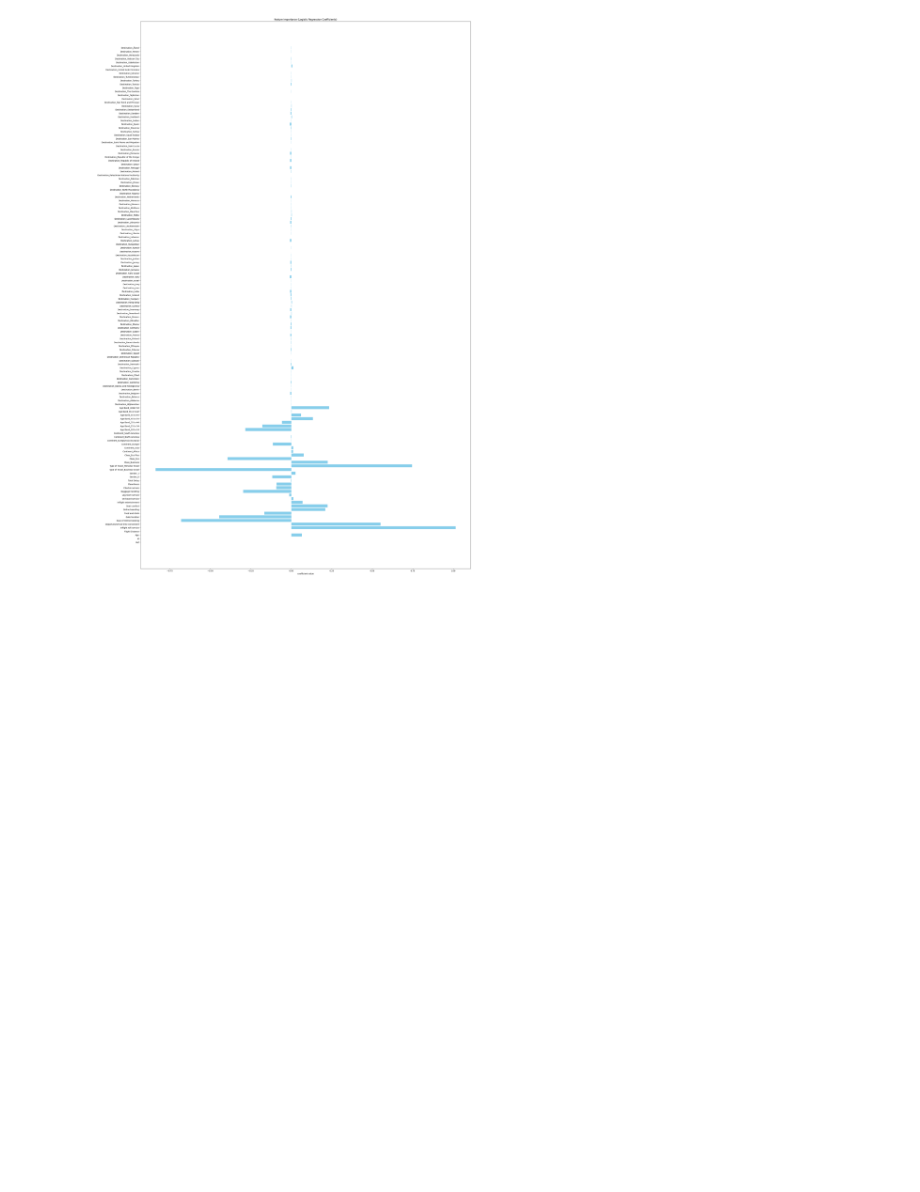
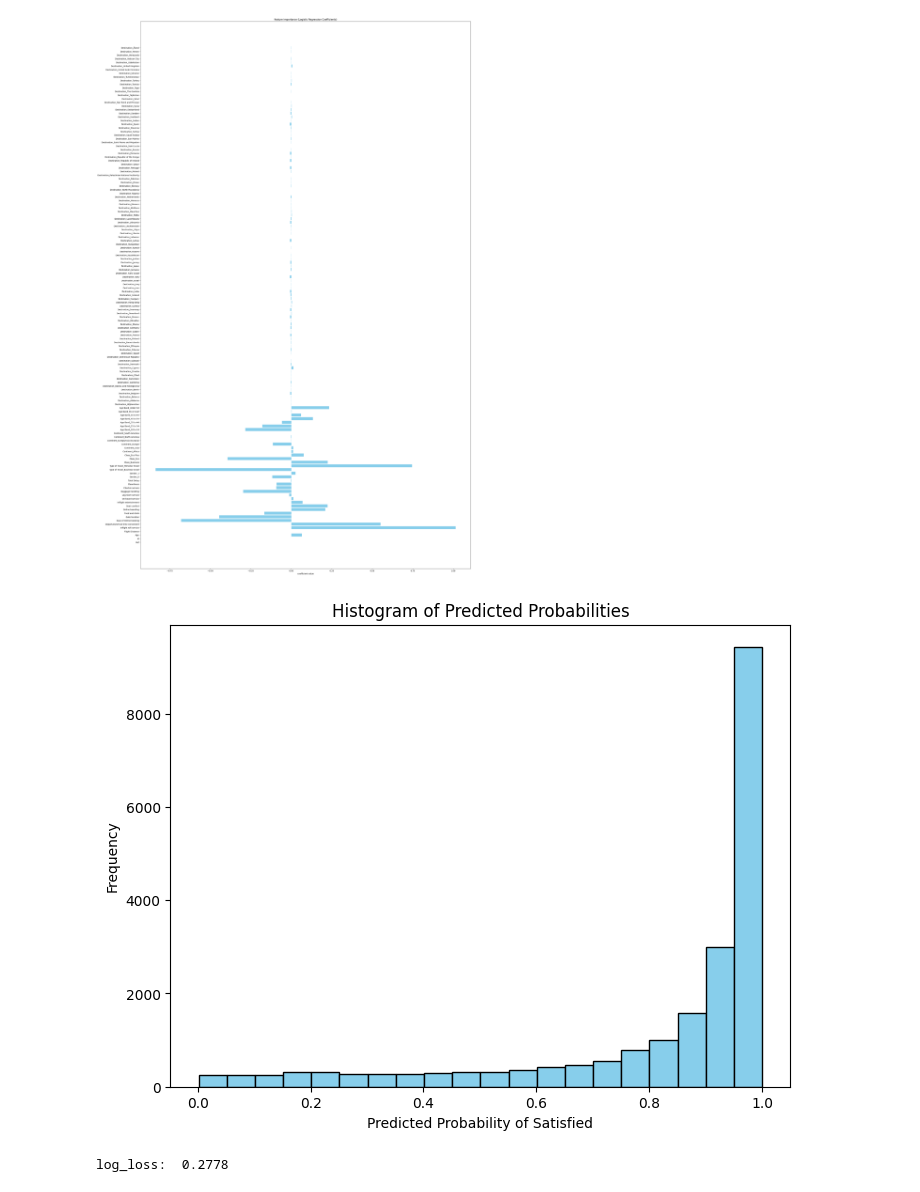
Before and after one commit to kassidy10/Developer, a Jupyter notebook: formative_project_modelling_version9/pda.ipynb, the cells around one changed output. Saved outputs shown, nothing was run; the diff lists cells and outputs as text; code cells hidden in the pictures; blank space fills up the shorter version.

```diff
--- a/formative_project_modelling_version9/pda.ipynb
+++ b/formative_project_modelling_version9/pda.ipynb
@@ -429,4 +429,10 @@ plt.show()
 [figure]
 # %%
 plt.figure(figsize=(8,6))
-plt.hist(y_pred_proba, bins = 20, color = )
+plt.hist(y_pred_proba, bins = 20, color = 'skyblue', edgecolor = 'k')
+plt.title('Histogram of Predicted Probabilities')
+plt.xlabel('Predicted Probability of Satisfied')
+plt.ylabel('Frequency')
+plt.show()
+# %% [output]
+[figure, added]
@@ -432,0 +443,4 @@ plt.hist(y_pred_proba, bins = 20, color = )
+# %%
+print(f'log_loss: {loss: .4f}')
+# %% [output]
+log_loss:  0.2778
```
Also changed, not shown: parts of 24 cells of this notebook.
